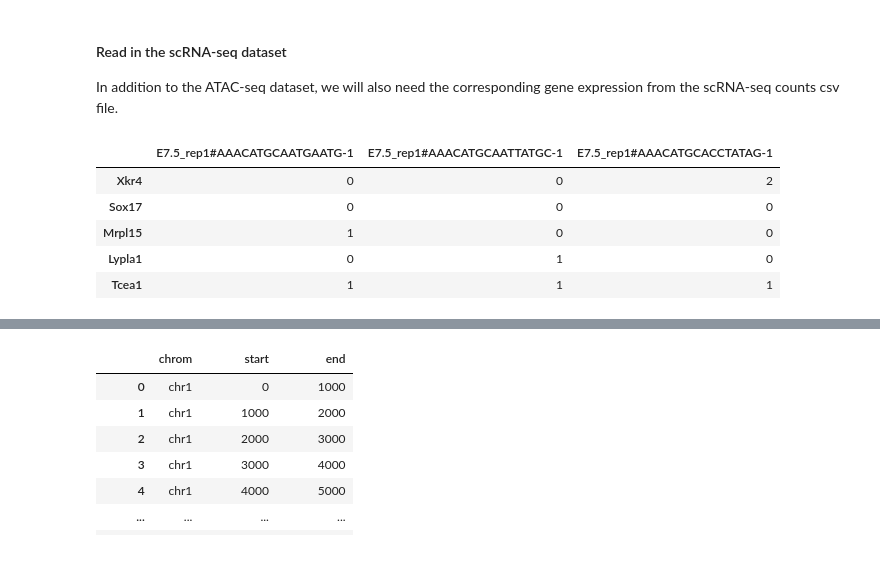
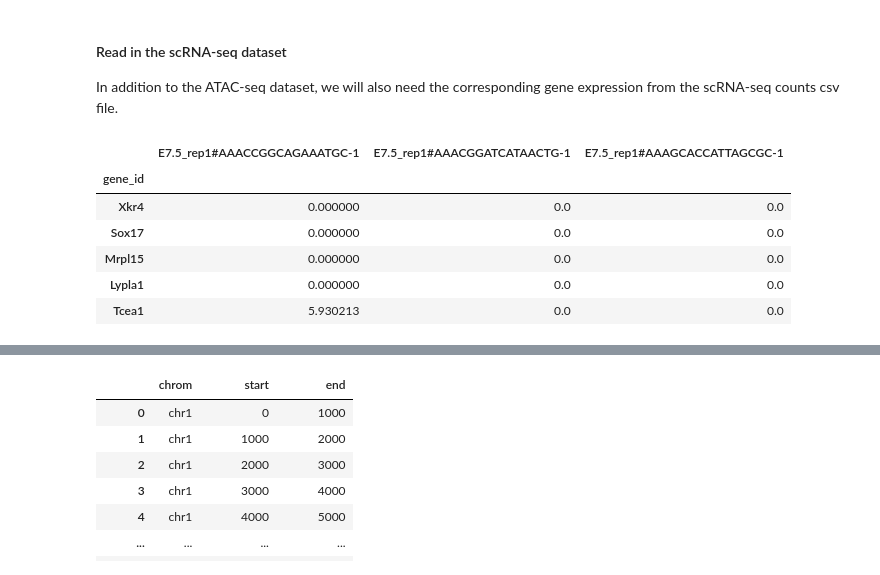
Before and after one commit to emoeller80281/Custom_GRN_Inference, a Jupyter notebook: dev/notebooks/transformer_model_testing.ipynb, the cells around one changed output, grey strips where cells are left out. Drawn from its saved outputs; the diff is of its cells as text; code cells hidden in the pictures.

```diff
--- a/dev/notebooks/transformer_model_testing.ipynb
+++ b/dev/notebooks/transformer_model_testing.ipynb
@@ -102,17 +99,14 @@ mesc_atac_data_chr1.iloc[:5, :3].head()
 
 In addition to the ATAC-seq dataset, we will also need the corresponding gene expression from the scRNA-seq counts csv file.
 # %%
-mesc_rna_data = pd.read_csv(
-    os.path.join(sample_input_dir, "mESC_filtered_L2_E7.5_rep1_RNA.csv"),
-    header=0,
-    index_col=0
-)
+mesc_rna_data = pd.read_parquet(os.path.join(sample_input_dir, "mESC_filtered_L2_E7.5_rep1_RNA_processed.parquet")).set_index("gene_id")
 mesc_rna_data.iloc[0:5, 0:3].head()
 # %% [output]
-|  | E7.5_rep1#AAACATGCAATGAATG-1 | E7.5_rep1#AAACATGCAATTATGC-1 | E7.5_rep1#AAACATGCACCTATAG-1 |
-| Xkr4 | 0 | 0 | 2 |
-| Sox17 | 0 | 0 | 0 |
-| Mrpl15 | 1 | 0 | 0 |
-| Lypla1 | 0 | 1 | 0 |
-| Tcea1 | 1 | 1 | 1 |
+|  | E7.5_rep1#AAACCGGCAGAAATGC-1 | E7.5_rep1#AAACGGATCATAACTG-1 | E7.5_rep1#AAAGCACCATTAGCGC-1 |
+| gene_id |  |  |  |
+| Xkr4 | 0.000000 | 0.0 | 0.0 |
+| Sox17 | 0.000000 | 0.0 | 0.0 |
+| Mrpl15 | 0.000000 | 0.0 | 0.0 |
+| Lypla1 | 0.000000 | 0.0 | 0.0 |
+| Tcea1 | 5.930213 | 0.0 | 0.0 |
 # %% [markdown]
```
Also changed, not shown: parts of 50 cells of this notebook, 1 other file.
